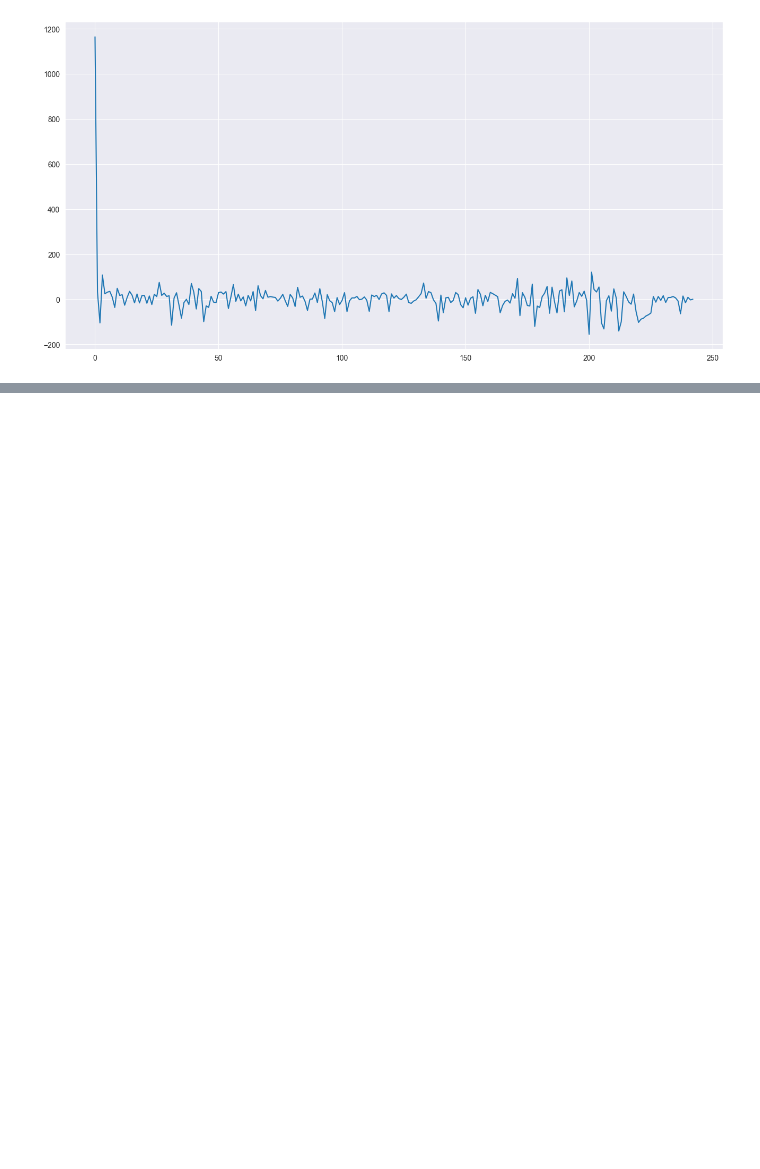
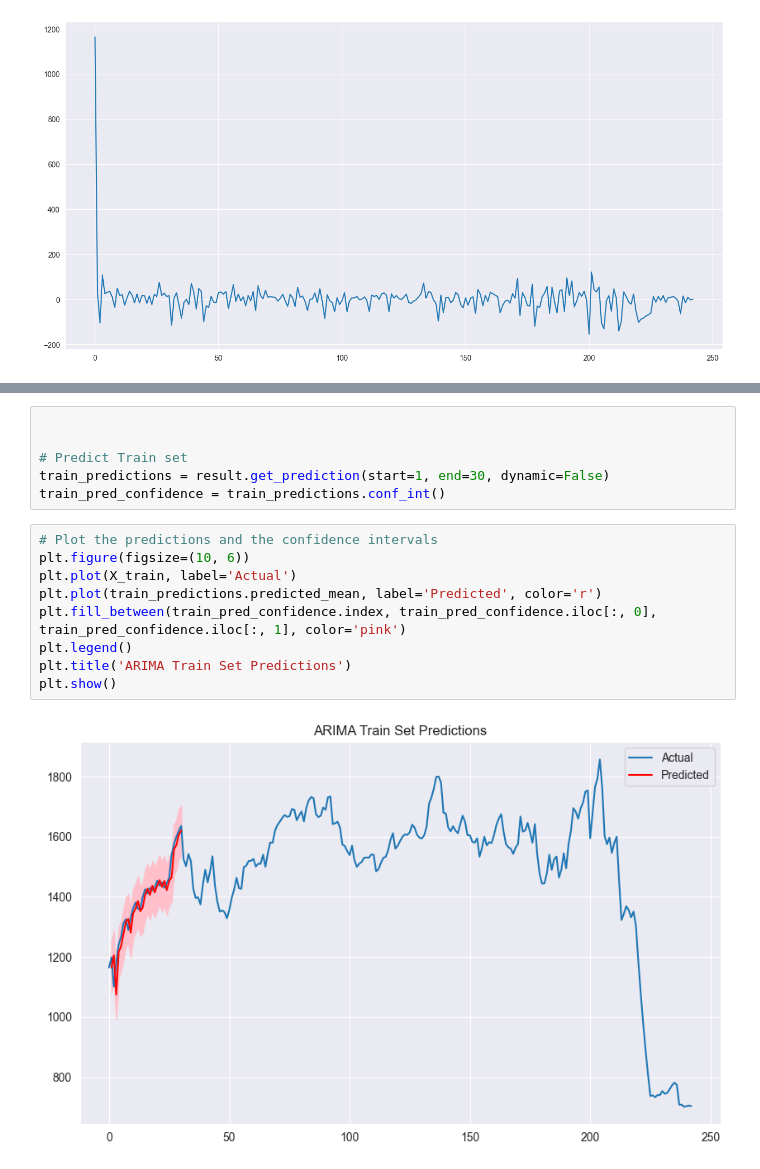
Before and after one commit to sprasapradip/machine-learning, a Jupyter notebook: nepal-stock-exchange(nepse)/nepse.ipynb, the cells around one changed output, grey strips where cells are left out. Drawn from its saved outputs; the diff is of its cells as text; blank space fills up the shorter version.

```diff
--- a/nepal-stock-exchange(nepse)/nepse.ipynb
+++ b/nepal-stock-exchange(nepse)/nepse.ipynb
@@ -209,0 +218,17 @@ plt.show()
+# %%
+
+
+# Predict Train set
+train_predictions = result.get_prediction(start=1, end=30, dynamic=False)
+train_pred_confidence = train_predictions.conf_int()
+# %%
+# Plot the predictions and the confidence intervals
+plt.figure(figsize=(10, 6))
+plt.plot(X_train, label='Actual')
+plt.plot(train_predictions.predicted_mean, label='Predicted', color='r')
+plt.fill_between(train_pred_confidence.index, train_pred_confidence.iloc[:, 0], train_pred_confidence.iloc[:, 1], color='pink')
+plt.legend()
+plt.title('ARIMA Train Set Predictions')
+plt.show()
+# %% [output]
+[figure, added]
```
Also changed, not shown: parts of 1 cell of this notebook.
